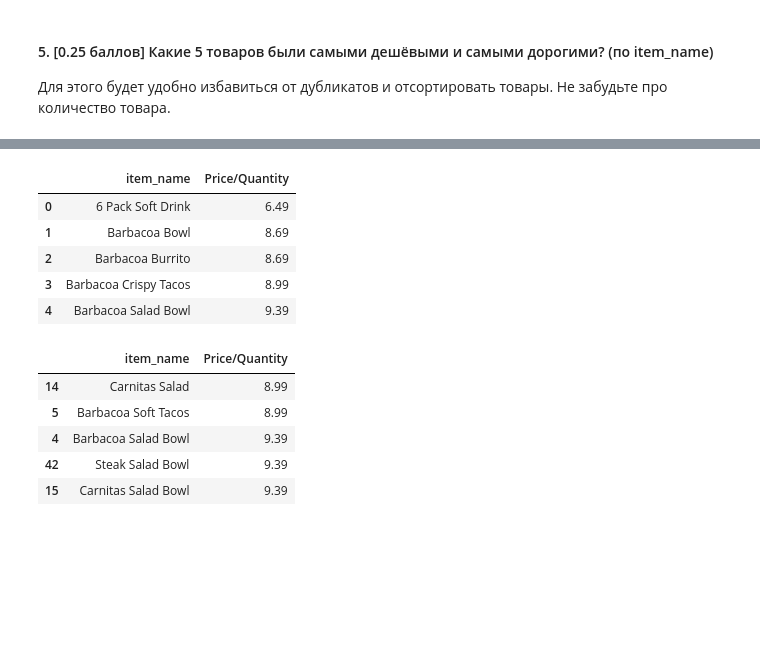
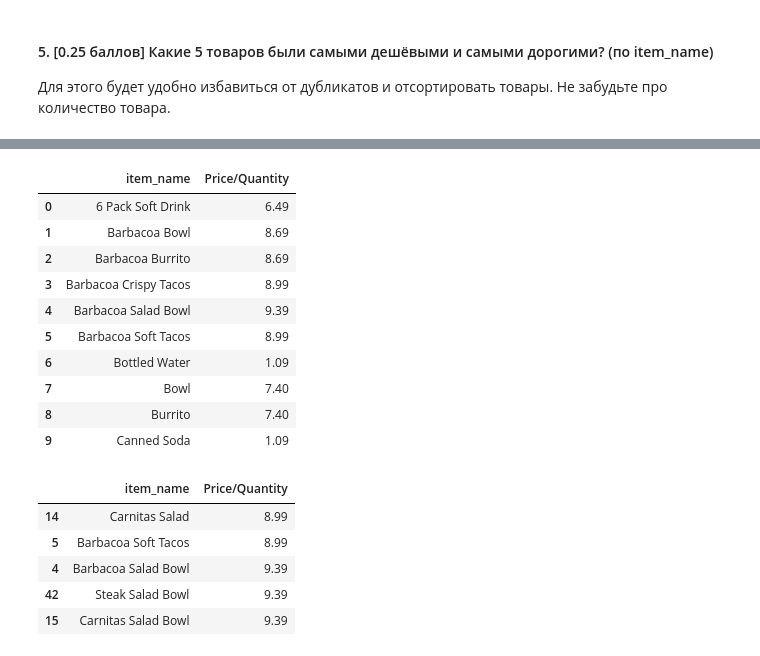
Before and after one commit to hse-mlearn/ha-01-Anasteisha24, a Jupyter notebook: homework-practice-01.ipynb, the cells around one changed output, grey strips where cells are left out. Cells and saved outputs as stored; diff of their text form; code cells hidden in the pictures; blank space fills up the shorter version.

```diff
--- a/homework-practice-01.ipynb
+++ b/homework-practice-01.ipynb
@@ -229,12 +236,17 @@ df.head(10)
 | 9 | 5 | 1 | Steak Burrito | [Fresh Tomato Salsa, [Rice, Black... | 9.25 | 9.25 |
 # %%
 dr = df.groupby('item_name', as_index=False)['Price/Quantity'].min()
-dr.head()
+dr.head(10)
 # %% [output]
 |  | item_name | Price/Quantity |
 | 0 | 6 Pack Soft Drink | 6.49 |
 | 1 | Barbacoa Bowl | 8.69 |
 | 2 | Barbacoa Burrito | 8.69 |
 | 3 | Barbacoa Crispy Tacos | 8.99 |
 | 4 | Barbacoa Salad Bowl | 9.39 |
+| 5 | Barbacoa Soft Tacos | 8.99 |
+| 6 | Bottled Water | 1.09 |
+| 7 | Bowl | 7.40 |
+| 8 | Burrito | 7.40 |
+| 9 | Canned Soda | 1.09 |
 # %%
```
Also changed, not shown: parts of 18 cells of this notebook.
